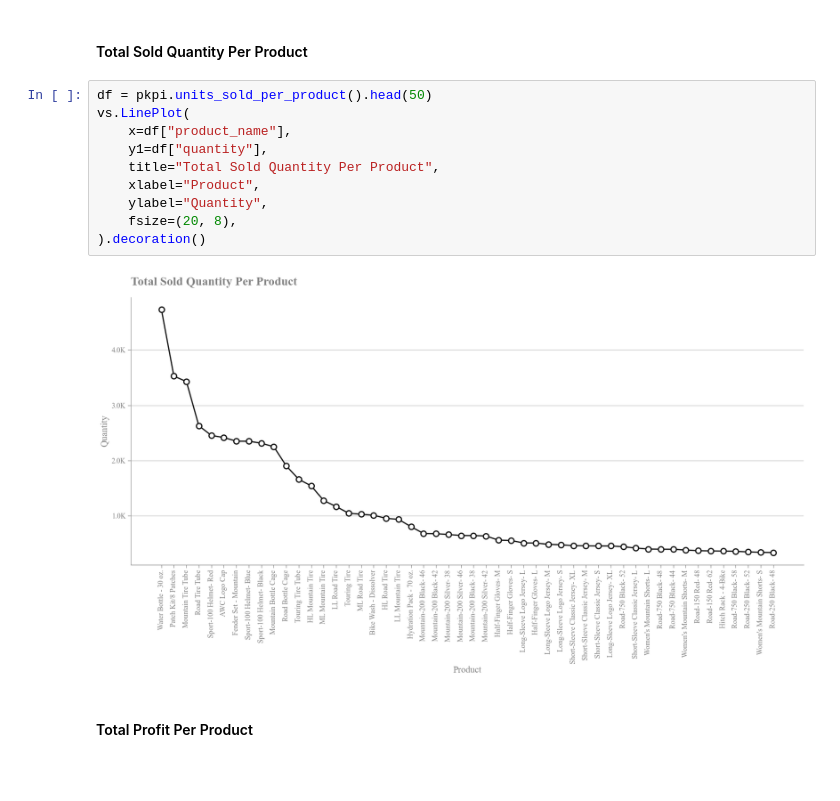
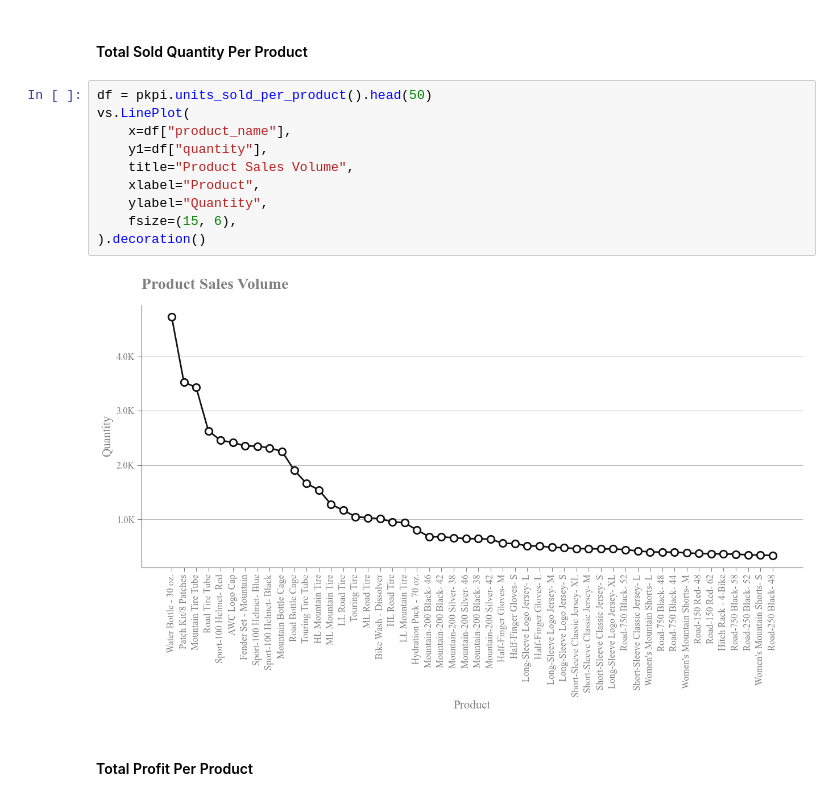
Before and after one commit to NishantSingh359/Sales_Analytics, a Jupyter notebook: notebooks/04_product_analysis.ipynb, the cells around one changed output. Drawn from its saved outputs; the diff is of its cells as text; blank space fills up the shorter version.

```diff
--- a/notebooks/04_product_analysis.ipynb
+++ b/notebooks/04_product_analysis.ipynb
@@ -74,15 +74,15 @@ vs.LinePlot(
 # %%
 df = pkpi.units_sold_per_product().head(50)
 vs.LinePlot(
     x=df["product_name"],
     y1=df["quantity"],
-    title="Total Sold Quantity Per Product",
+    title="Product Sales Volume",
     xlabel="Product",
     ylabel="Quantity",
-    fsize=(20, 8),
+    fsize=(15, 6),
 ).decoration()
 # %% [output]
-[figure, old version]
+[figure, new version]
 # %% [markdown]
 #### Total Profit Per Product
 # %%
```
Also changed, not shown: parts of 2 cells of this notebook, 2 other files.
